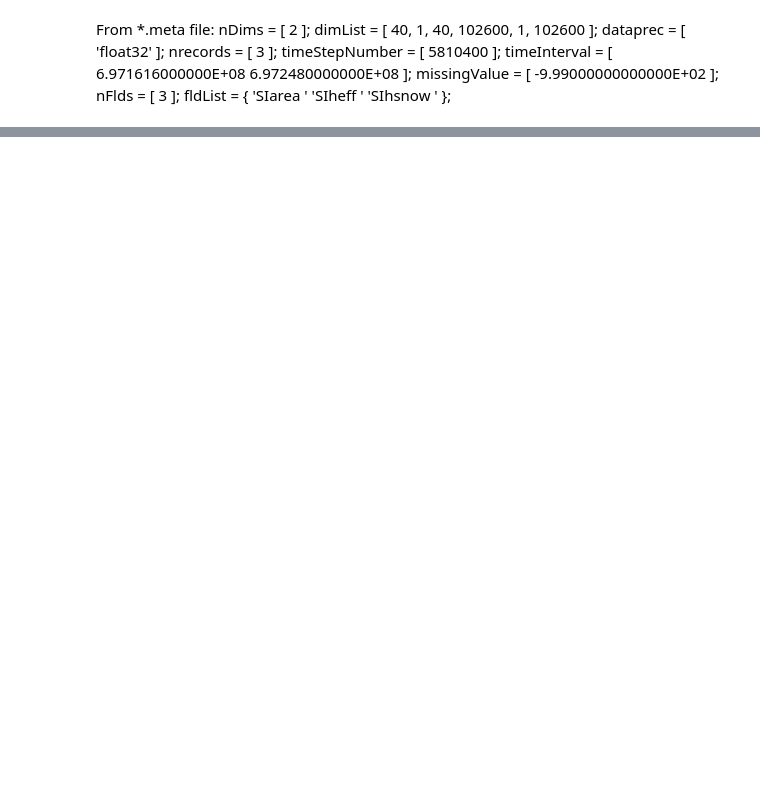
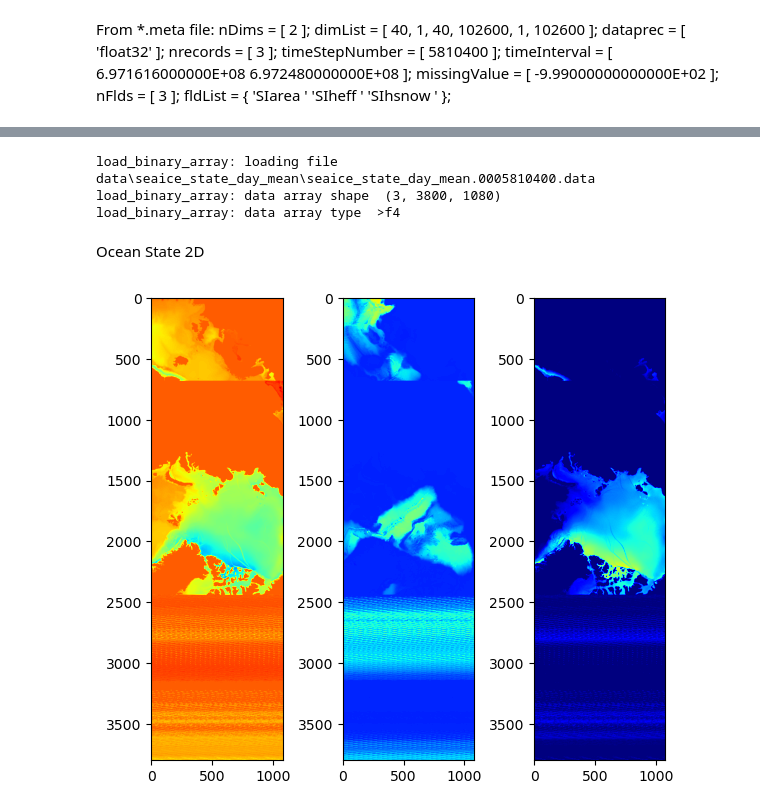
Before and after one commit to ifenty/SASSIE_downscale_ecco_v5, a Jupyter notebook: 01_open and read file.ipynb, the cells around one changed output, grey strips where cells are left out. Saved outputs shown, nothing was run; the diff lists cells and outputs as text; code cells hidden in the pictures; blank space fills up the shorter version.

```diff
--- a/01_open and read file.ipynb
+++ b/01_open and read file.ipynb
@@ -37,0 +220,9 @@ array([0., 0., 0., ..., 0., 0., 0.], dtype='>f4')
+# %%
+sassie_1080_data_dir = Path('./data/seaice_state_day_mean')
+seaice_filename = 'seaice_state_day_mean.0005810400.data'
+
+seaice_compact, seaice_time_level = load_sassie_N1_field(sassie_1080_data_dir, seaice_filename, nk=3)
+# %% [output]
+load_binary_array: loading file data\seaice_state_day_mean\seaice_state_day_mean.0005810400.data
+load_binary_array: data array shape  (3, 3800, 1080)
+load_binary_array: data array type  >f4
@@ -37,0 +238,20 @@ array([0., 0., 0., ..., 0., 0., 0.], dtype='>f4')
+# %%
+# manually open and inspect files
+data_ocean = np.fromfile('data/ocean_state_2D_day_mean/ocean_state_2D_day_mean.0005800320.data', dtype='>f4')
+data_seaice = np.fromfile('data/seaice_state_day_mean/seaice_state_day_mean.0005810400.data', dtype='>f4')
+# %%
+## reshape data to be in compact form
+## (nk, nj, ni)
+ocean_compact = data_ocean.reshape(3,3800,1080)
+# %% [markdown]
+Ocean State 2D
+# %%
+fig,axs = plt.subplots(1,3, figsize=[7,6])
+axs[0].imshow(ocean_compact[0,:,:], origin='lower', cmap='jet')
+axs[1].imshow(ocean_compact[1,:,:], origin='lower', cmap='jet')
+axs[2].imshow(ocean_compact[2,:,:], origin='lower', cmap='jet')
+
+for ax in axs:
+    ax.invert_yaxis()
+# %% [output]
+[figure, added]
```
Also changed, not shown: parts of 32 cells of this notebook.
